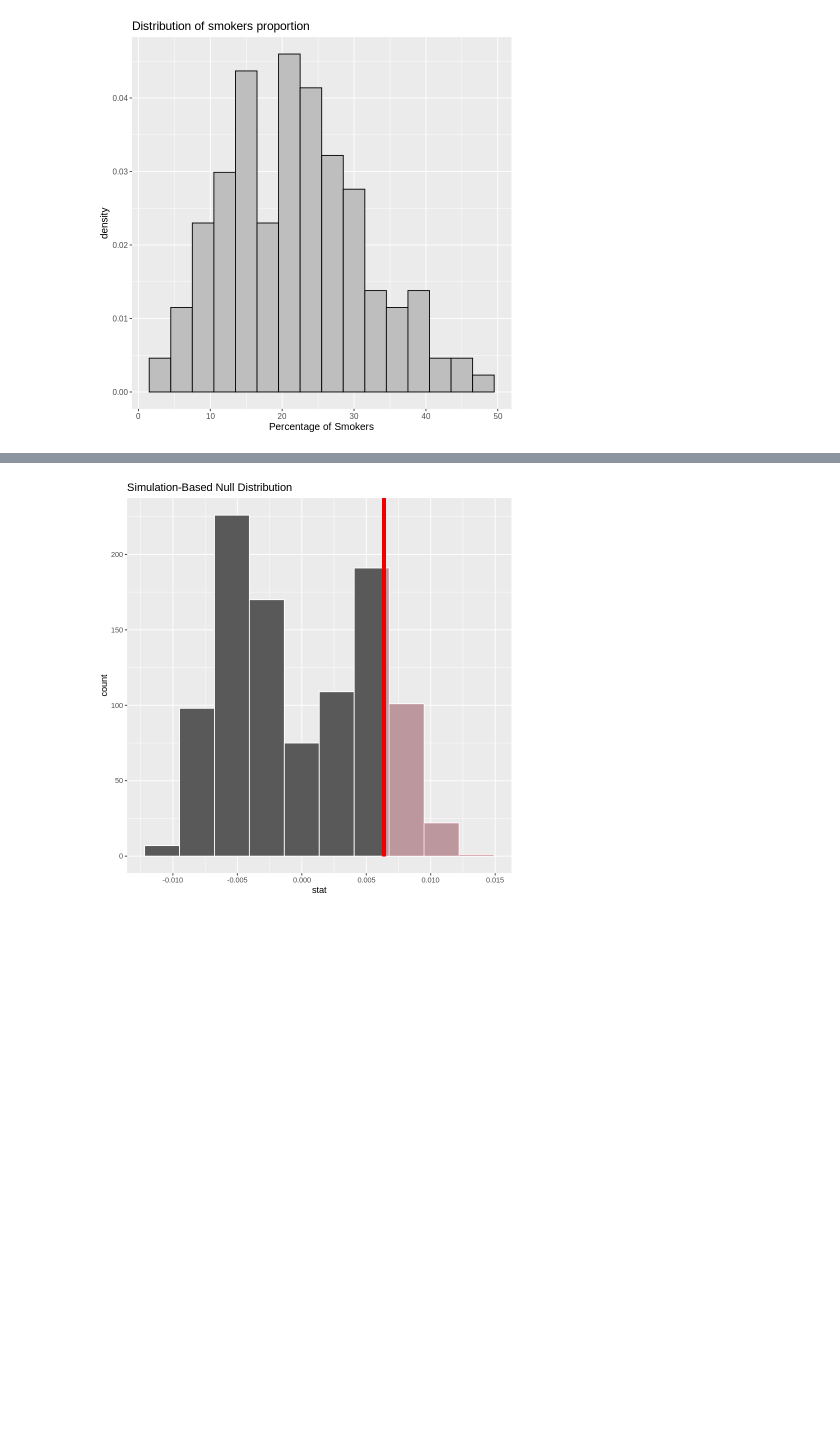
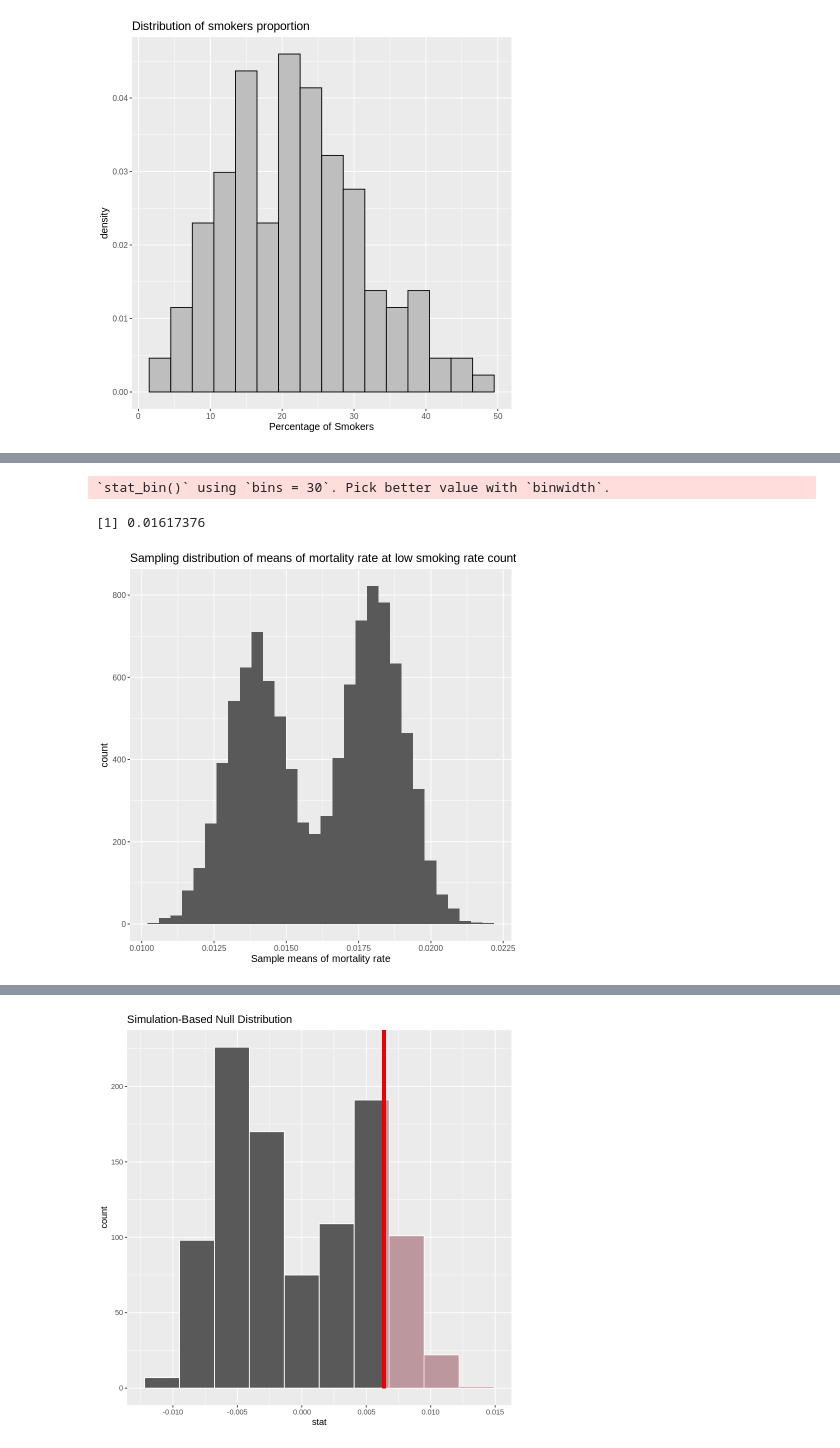
Before and after one commit to RayNguyent/STAT-201-Project, a Jupyter notebook: Proposal.ipynb, the cells around one changed output, grey strips where cells are left out. Drawn from its saved outputs; the diff is of its cells as text; code cells hidden in the pictures; blank space fills up the shorter version.

```diff
--- a/Proposal.ipynb
+++ b/Proposal.ipynb
@@ -82,2 +112,16 @@ A tibble: 6 × 1
+# %%
+# set.seed(2022)
+low_smoking_sampling_distri <- low_smoking_data %>% rep_sample_n(size = 40, reps = 10000, replace = F) %>%
+                                group_by(replicate) %>% summarise(sample_mean = mean(mortality_rate))
+low_smoking_sampling_plot <- low_smoking_sampling_distri %>% ggplot(aes(x = sample_mean)) + geom_histogram() +
+                              labs(x = "Sample means of mortality rate", title = "Sampling distribution of means of mortality rate at low smoking rate countries" ) +
+                              theme(text = element_text(size = 12))
+low_smoking_sampling_plot
+mean <- mean(low_smoking_sampling_distri$sample_mean)
+mean
+# %% [output]
+`stat_bin()` using `bins = 30`. Pick better value with `binwidth`.
+[1] 0.01617376
+[figure, added]
 # %%
 set.seed(2022)
```
Also changed, not shown: parts of 16 cells of this notebook.
